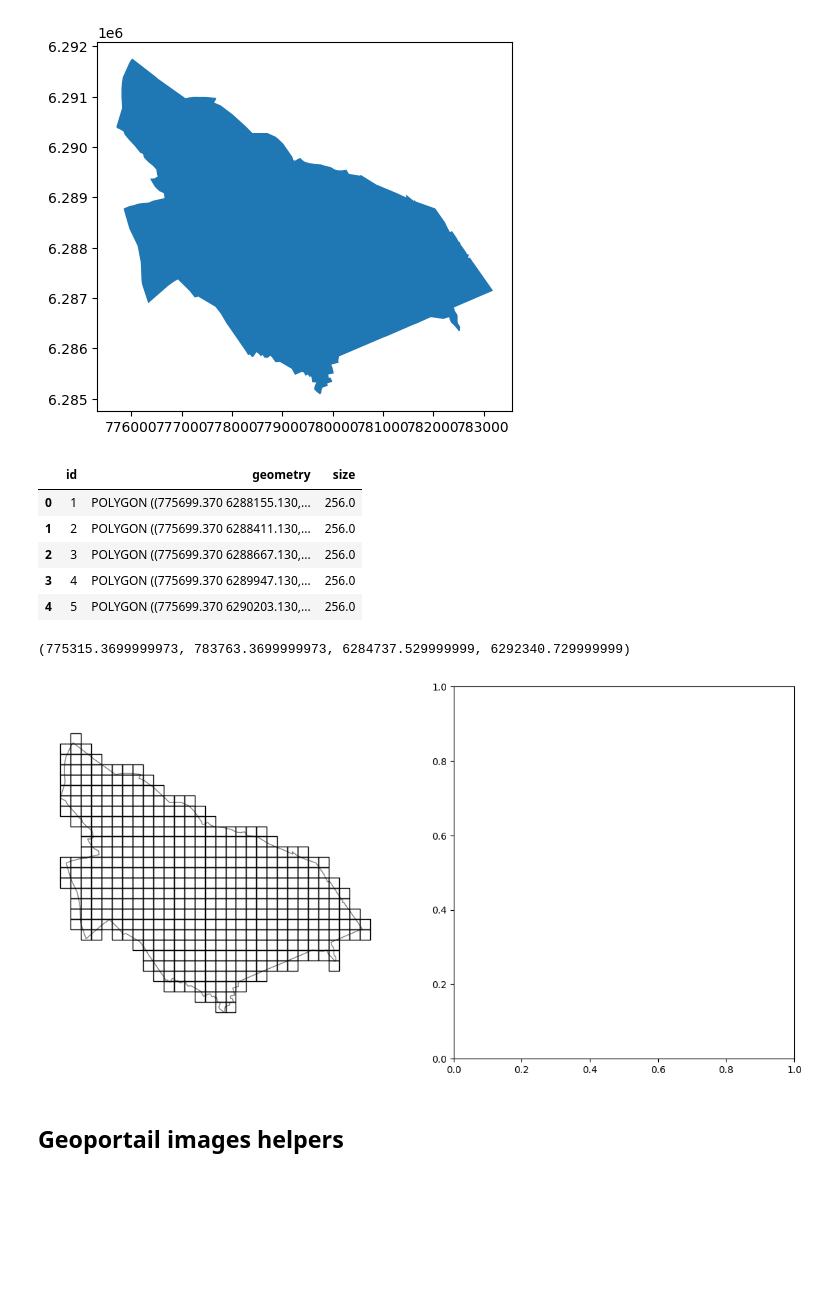
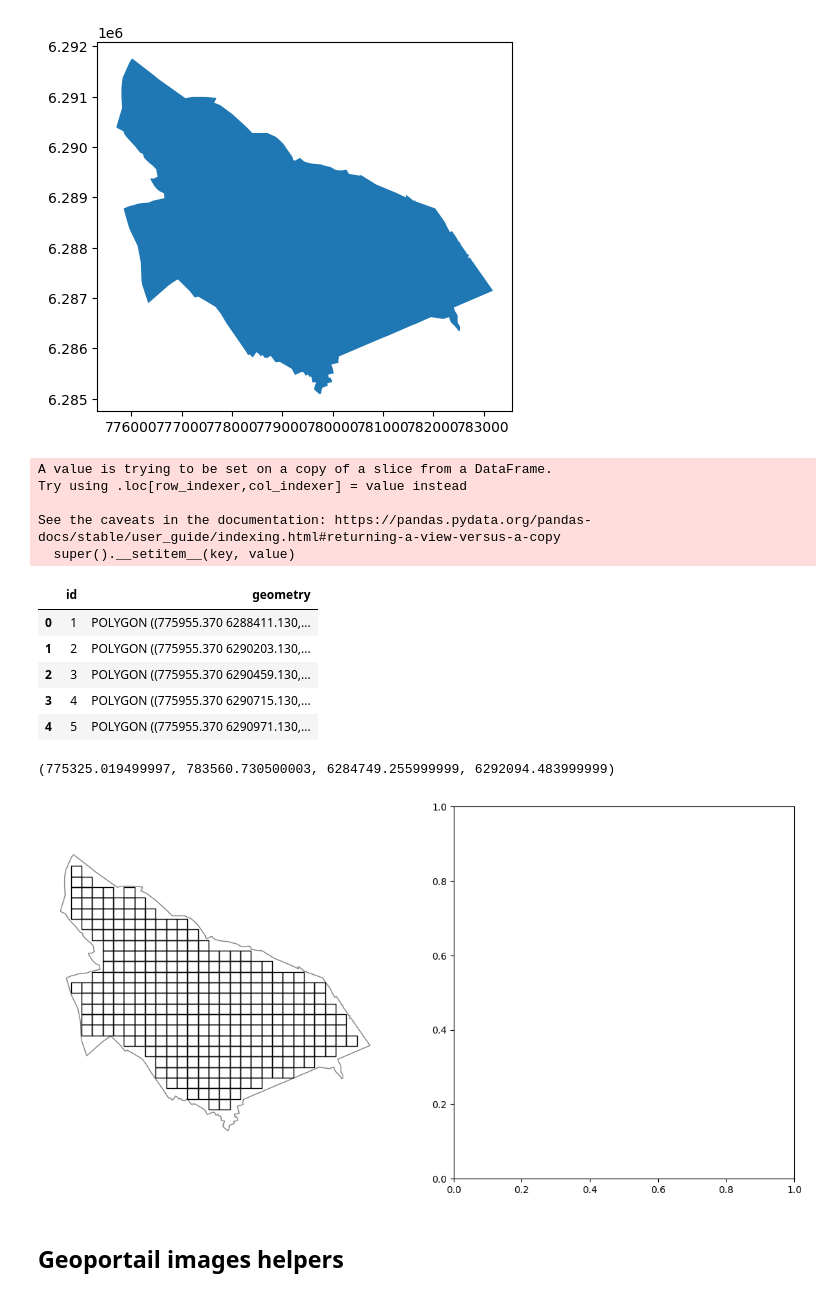
Before and after one commit to naturalsolutions/3m-ml-data-preparation, a Jupyter notebook: notebooks/3m-landcover-ai-data-preparation.ipynb, the cells around one changed output. Drawn from its saved outputs; the diff is of its cells as text; code cells hidden in the pictures; blank space fills up the shorter version.

```diff
--- a/notebooks/3m-landcover-ai-data-preparation.ipynb
+++ b/notebooks/3m-landcover-ai-data-preparation.ipynb
@@ -209,10 +209,14 @@ def create_size_based_grid(
     from geopandas import GeoDataFrame, sjoin
     from numpy import arange
 
+    gdf_to_merge = gdf
+    gdf_to_merge["merge"] = 1
+    gdf_merged = gdf_to_merge.dissolve("merge")
+
     if bounds != None:
         xmin, ymin, xmax, ymax = bounds
     else:
-        xmin, ymin, xmax, ymax = gdf.total_bounds
+        xmin, ymin, xmax, ymax = gdf_merged.total_bounds
 
     cols = list(arange(xmin, xmax + size, size))
     rows = list(arange(ymin, ymax + size, size))
@@ -228,7 +232,7 @@ def create_size_based_grid(
     else:
         grid = GeoDataFrame({"geometry": polygons}, crs=crs)
     if overlap == True:
-        grid = sjoin(grid, gdf, how="inner", predicate="intersects")
+        grid = sjoin(grid, gdf_merged, how="inner", predicate="within")
     grid.insert(1, "id", range(1, 1 + len(grid)))
     grid = grid.reset_index()
     grid = grid[["id", "geometry"]]
@@ -245,25 +249,30 @@ castries.plot()
 <Axes: >
 [figure]
 # %%
-grid = create_size_based_grid(gdf=castries, overlap=True)
-grid["size"] = grid["geometry"].length / 4
-grid.head()
+grid_castries = create_size_based_grid(gdf=castries, overlap=True)
+# grid_castries["size"] = grid_castries["geometry"].length / 4
+grid_castries.head()
 # %% [output]
+A value is trying to be set on a copy of a slice from a DataFrame.
+Try using .loc[row_indexer,col_indexer] = value instead
+
+See the caveats in the documentation: https://pandas.pydata.org/pandas-docs/stable/user_guide/indexing.html#returning-a-view-versus-a-copy
+  super().__setitem__(key, value)
-|  | id | geometry | size |
-| 0 | 1 | POLYGON ((775699.370 6288155.130,... | 256.0 |
-| 1 | 2 | POLYGON ((775699.370 6288411.130,... | 256.0 |
-| 2 | 3 | POLYGON ((775699.370 6288667.130,... | 256.0 |
-| 3 | 4 | POLYGON ((775699.370 6289947.130,... | 256.0 |
-| 4 | 5 | POLYGON ((775699.370 6290203.130,... | 256.0 |
+|  | id | geometry |
+| 0 | 1 | POLYGON ((775955.370 6288411.130,... |
+| 1 | 2 | POLYGON ((775955.370 6290203.130,... |
+| 2 | 3 | POLYGON ((775955.370 6290459.130,... |
+| 3 | 4 | POLYGON ((775955.370 6290715.130,... |
+| 4 | 5 | POLYGON ((775955.370 6290971.130,... |
 # %%
 fig, ax = plt.subplots(1, 2, figsize=(14, 7))
 axs = ax.flat
 castries.plot(ec="gray", fc="none", figsize=(10, 10), ax=axs[0])
-grid.plot(fc="none", ec="black", ax=axs[0])
+grid_castries.plot(fc="none", ec="black", ax=axs[0])
 axs[0].axis("off")
 # %% [output]
-(775315.3699999973, 783763.3699999973, 6284737.529999999, 6292340.729999999)
+(775325.019499997, 783560.730500003, 6284749.255999999, 6292094.483999999)
-[figure, old version]
+[figure, new version]
 # %% [markdown]
 ## Geoportail images helpers
 # %%
```
Also changed, not shown: parts of 21 cells of this notebook, 1 other file.
